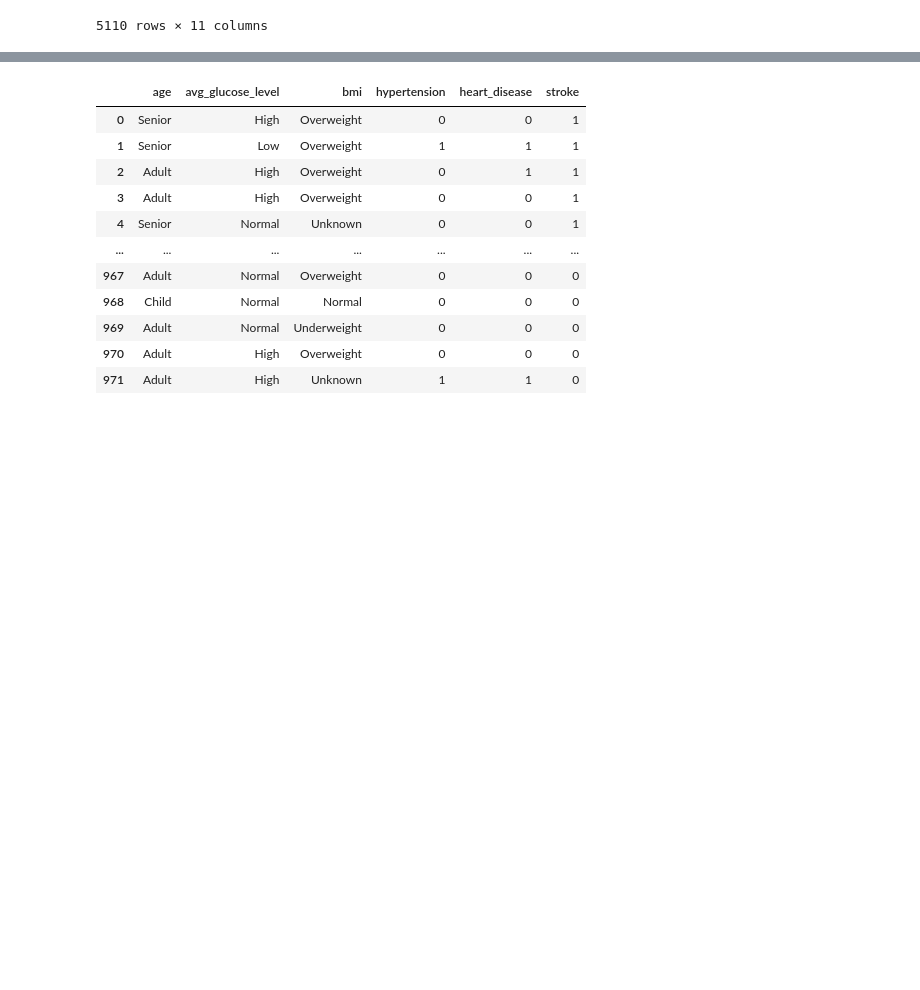
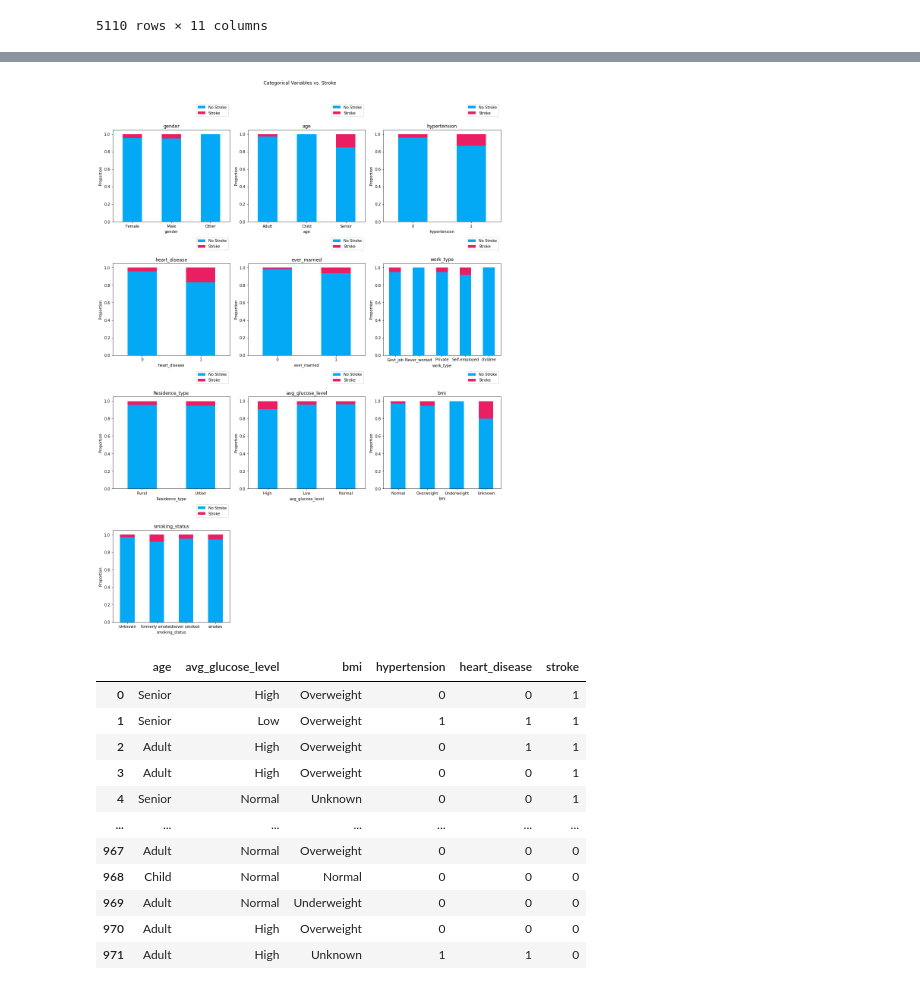
Before and after one commit to CrAvila/IA, a Jupyter notebook: Taller1/IA_Taller_1.ipynb, the cells around one changed output, grey strips where cells are left out. Drawn from its saved outputs; the diff is of its cells as text; code cells hidden in the pictures; blank space fills up the shorter version.

Commit message:
add: general graphs :tada:

```diff
--- a/Taller1/IA_Taller_1.ipynb
+++ b/Taller1/IA_Taller_1.ipynb
@@ -313,3 +328,61 @@ stroke_dataset = proc
+# %%
+ategorical_vars = [col for col in processed_data.columns.tolist() if col != 'stroke']
+
+blue_rgb = (0.01176471, 0.6627451, 0.95686275)
+red_rgb = (0.91372549, 0.11764706, 0.38823529)
+
+colors = [blue_rgb, red_rgb]
+
+# Create a discrete colormap
+cmap = ListedColormap(colors)
+
+# Create a figure with subplots for categorical variables
+num_plots = len(categorical_vars)
+num_cols = 3
+num_rows = (num_plots + num_cols - 1) // num_cols
+
+fig, axes = plt.subplots(num_rows, num_cols, figsize=(15, 5 * num_rows))
+fig.suptitle('Categorical Variables vs. Stroke', y=1.02)
+
+for i, var in enumerate(categorical_vars):
+    row = i // num_cols
+    col = i % num_cols
+
+    # Check if the category has data in both stroke and no-stroke groups
+    if set(processed_data[var].unique()) == {0}:
+        continue
+
+    ax = axes[row, col]
+    contingency_table = pd.crosstab(processed_data[var], processed_data['stroke'])
+    chi2, p, dof, expected = chi2_contingency(contingency_table)
+
+    # Calculate proportions
+    proportions = contingency_table.div(contingency_table.sum(axis=1), axis=0)
+
+    # Plot the proportions using the custom colormap
+    proportions.plot(kind='bar', stacked=True, ax=ax, cmap=cmap)
+    ax.set_ylabel('Proportion')
+    ax.set_xlabel(var)
+    ax.set_xticklabels(ax.get_xticklabels(), rotation=0)
+
+    # Create a custom legend above the plot
+    handles, labels = ax.get_legend_handles_labels()
+    ax.legend(handles, ["No Stroke", "Stroke"], loc="upper right", bbox_to_anchor=(1, 1.3))
+
+    # Set the variable name as the title above the plot
+    ax.set_title(var, position=(0.5, 1.15))
+
+# Remove the x and y labels from empty subplots
+for i in range(len(categorical_vars), num_rows * num_cols):
+    row = i // num_cols
+    col = i % num_cols
+    axes[row, col].axis('off')
+
+# Adjust layout and show the plots
+plt.tight_layout()
+plt.show()
+# %% [output]
+[figure, added]
 # %%
 variables_to_use = [
     'age',
```
Also changed, not shown: parts of 3 cells of this notebook.
